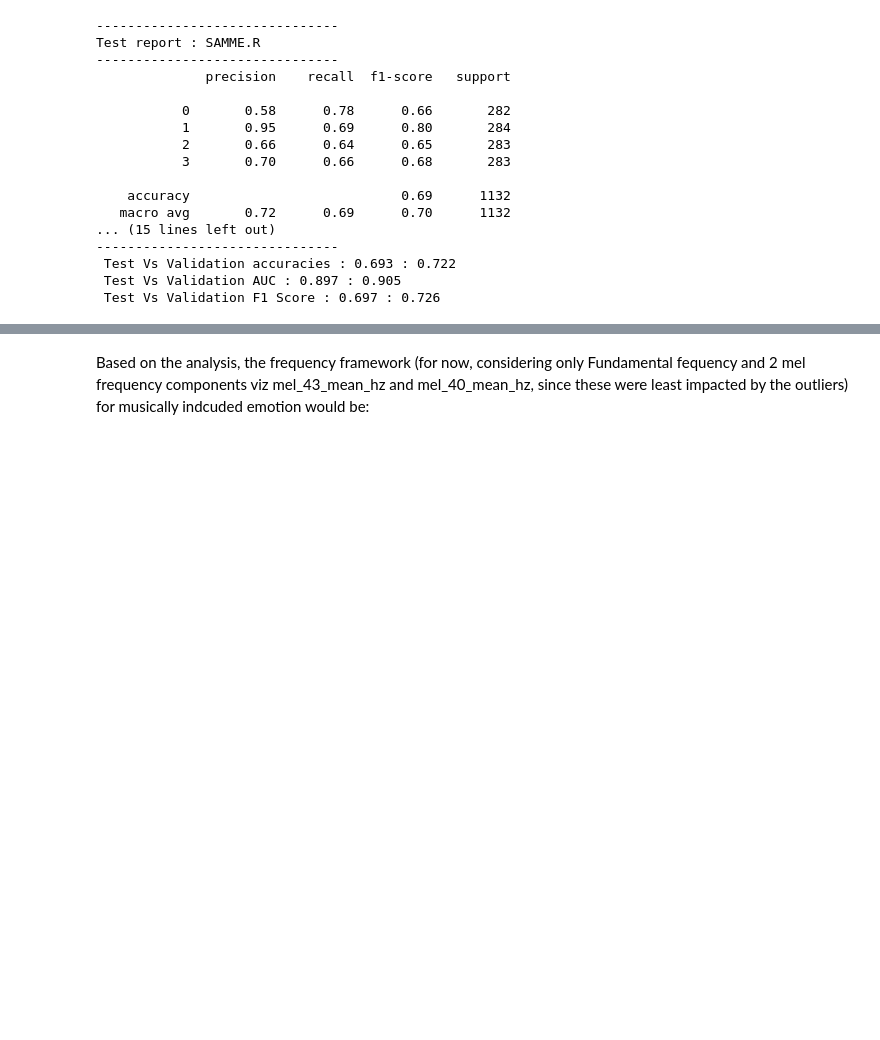
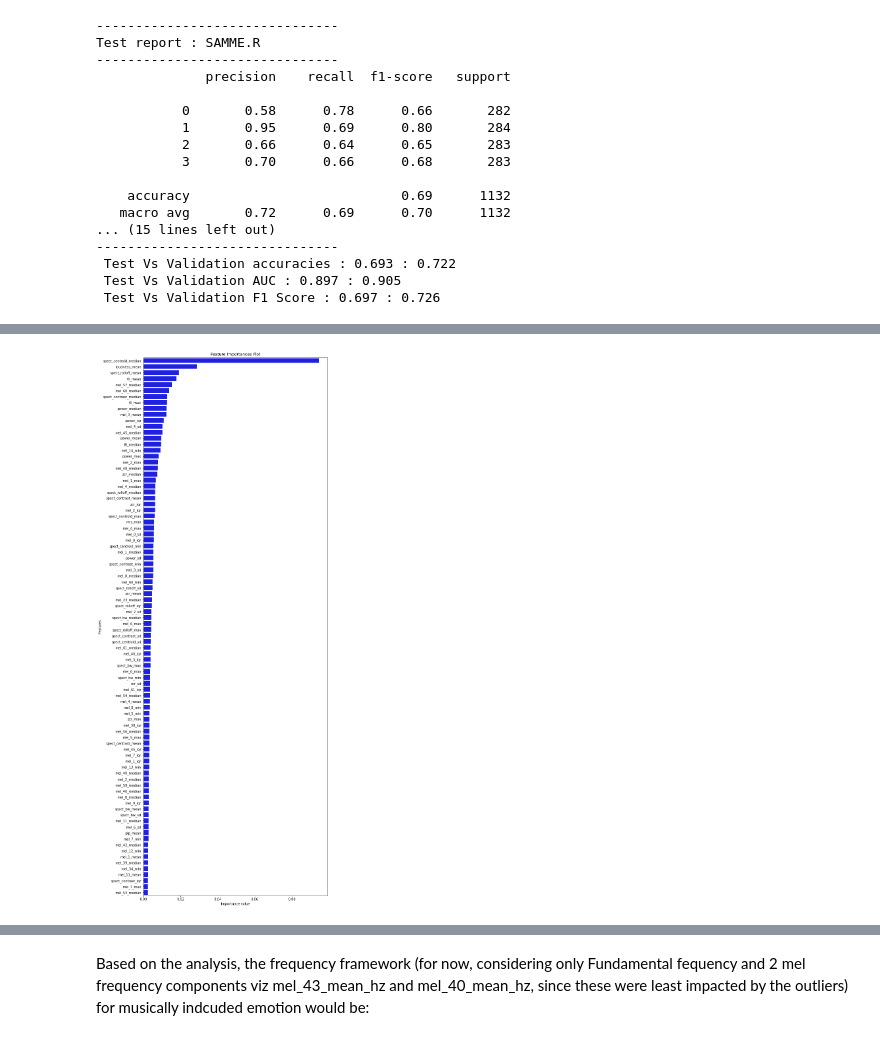
Before and after one commit to vinurajd/MER_Phd_Thesis, a Jupyter notebook: DS_1_Analysis-Adaboost-4 classes.ipynb, the cells around one changed output, grey strips where cells are left out. Drawn from its saved outputs; the diff is of its cells as text; code cells hidden in the pictures; blank space fills up the shorter version.

```diff
--- a/DS_1_Analysis-Adaboost-4 classes.ipynb
+++ b/DS_1_Analysis-Adaboost-4 classes.ipynb
@@ -822,0 +826,13 @@ pickle.dump(ab_clf, open(file_name,'wb'))
+# %%
+top_n_cols = all_feat_optimal_df[all_feat_optimal_df.auc_valid==max(all_feat_optimal_df.auc_valid[0:100])]['feature_set']
+#print(list(top_n_cols)[0])
+plt.figure(figsize=(10,30))
+#sns.barplot(y='feature_names', x='feature_imp', data=feat_imp_df.iloc[:15,:], color='blue')
+sns.barplot(y='feature_names', x='feature_imp', data=feat_imp_df[feat_imp_df.feature_names.isin(list(top_n_cols)[0])],
+            color='blue')
+plt.title("Feature Importances Plot")
+plt.ylabel("Features")
+plt.xlabel("Importance value")
+plt.show()
+# %% [output]
+[figure, added]
```
Also changed, not shown: parts of 41 cells of this notebook, 3 other files.
